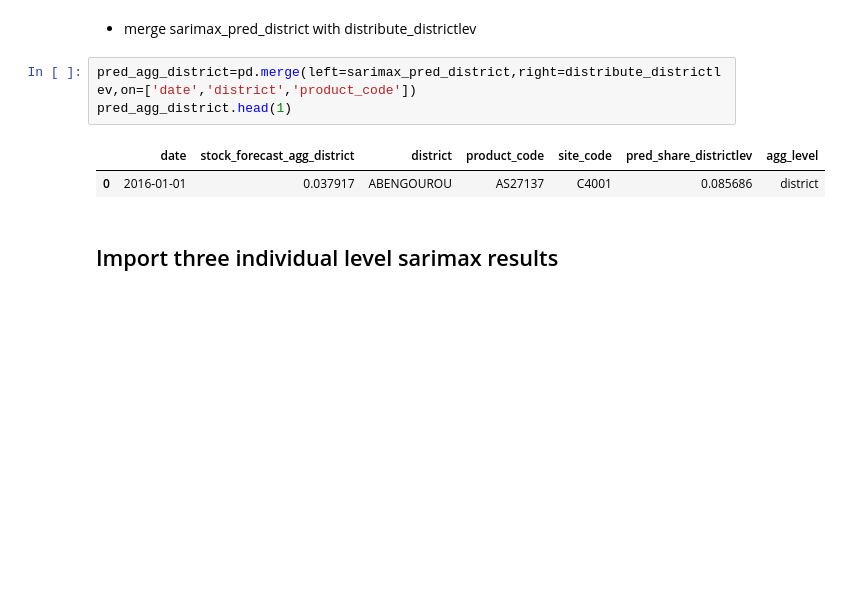
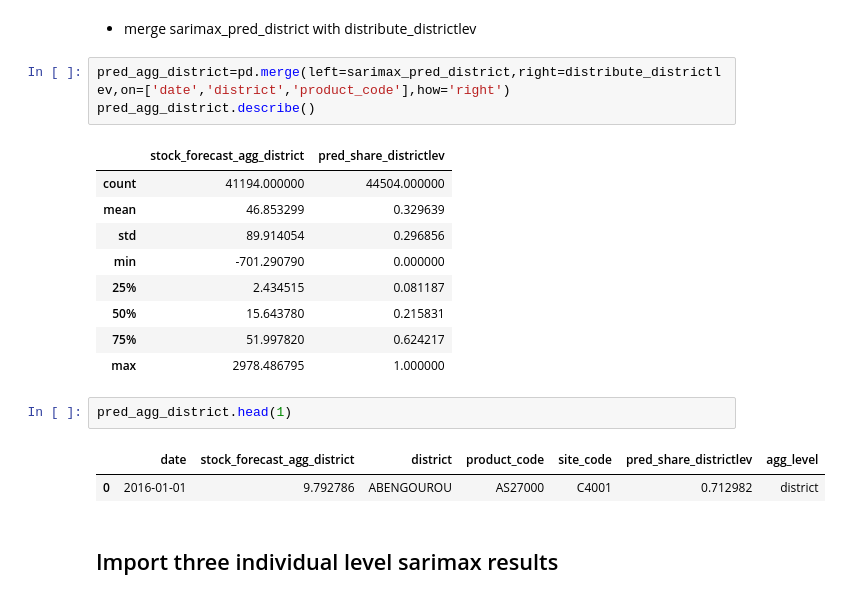
Before and after one commit to herbsh/USAID_Forecast_submit, a Jupyter notebook: 1_code/ensemble.ipynb, the cells around one changed output. Drawn from its saved outputs; the diff is of its cells as text; blank space fills up the shorter version.

Commit message:
Updated district model and data - fixed an error in code

```diff
--- a/1_code/ensemble.ipynb
+++ b/1_code/ensemble.ipynb
@@ -40,11 +137,23 @@ pred_agg_regionproducttype.head(1)
 # %% [markdown]
 - merge sarimax_pred_district with distribute_districtlev
 # %%
-pred_agg_district=pd.merge(left=sarimax_pred_district,right=distribute_districtlev,on=['date','district','product_code'])
-pred_agg_district.head(1)
+pred_agg_district=pd.merge(left=sarimax_pred_district,right=distribute_districtlev,on=['date','district','product_code'],how='right')
+pred_agg_district.describe()
 # %% [output]
-|  | date | stock_forecast_agg_district | district | product_code | site_code | pred_share_districtlev | agg_level |
-| 0 | 2016-01-01 | 0.037917 | ABENGOUROU | AS27137 | C4001 | 0.085686 | district |
+|  | stock_forecast_agg_district | pred_share_districtlev |
+| count | 41194.000000 | 44504.000000 |
+| mean | 46.853299 | 0.329639 |
+| std | 89.914054 | 0.296856 |
+| min | -701.290790 | 0.000000 |
+| 25% | 2.434515 | 0.081187 |
+| 50% | 15.643780 | 0.215831 |
+| 75% | 51.997820 | 0.624217 |
+| max | 2978.486795 | 1.000000 |
+# %%
+pred_agg_district.head(1)
+# %% [output]
+|  | date | stock_forecast_agg_district | district | product_code | site_code | pred_share_districtlev | agg_level |
+| 0 | 2016-01-01 | 9.792786 | ABENGOUROU | AS27000 | C4001 | 0.712982 | district |
 # %% [markdown]
 ## Import three individual level sarimax results
 # %%
```
Also changed, not shown: parts of 34 cells of this notebook, 1 other file.
